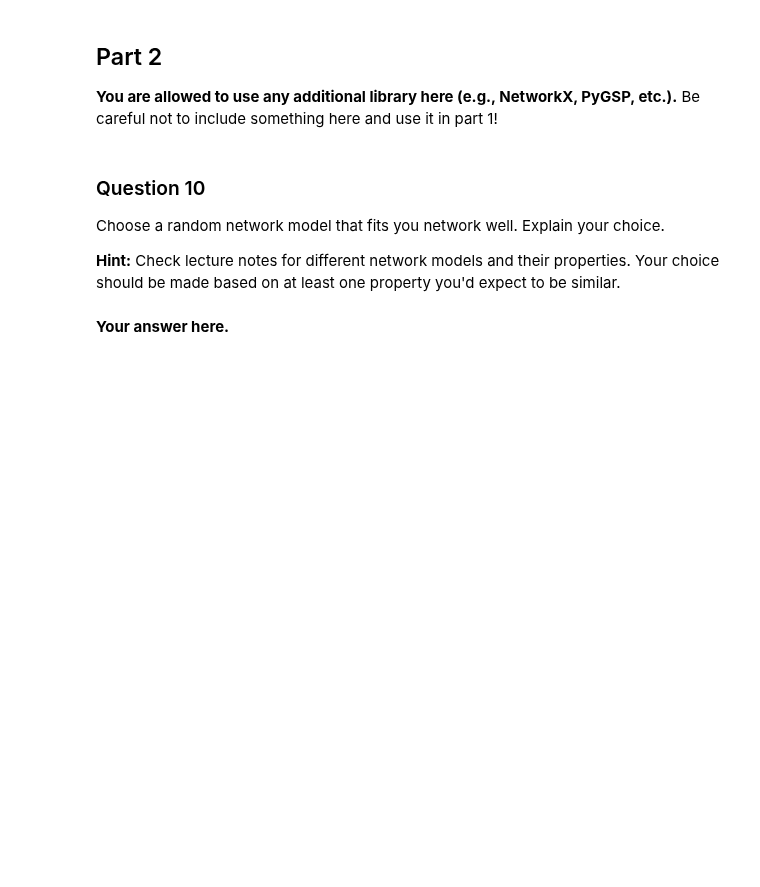
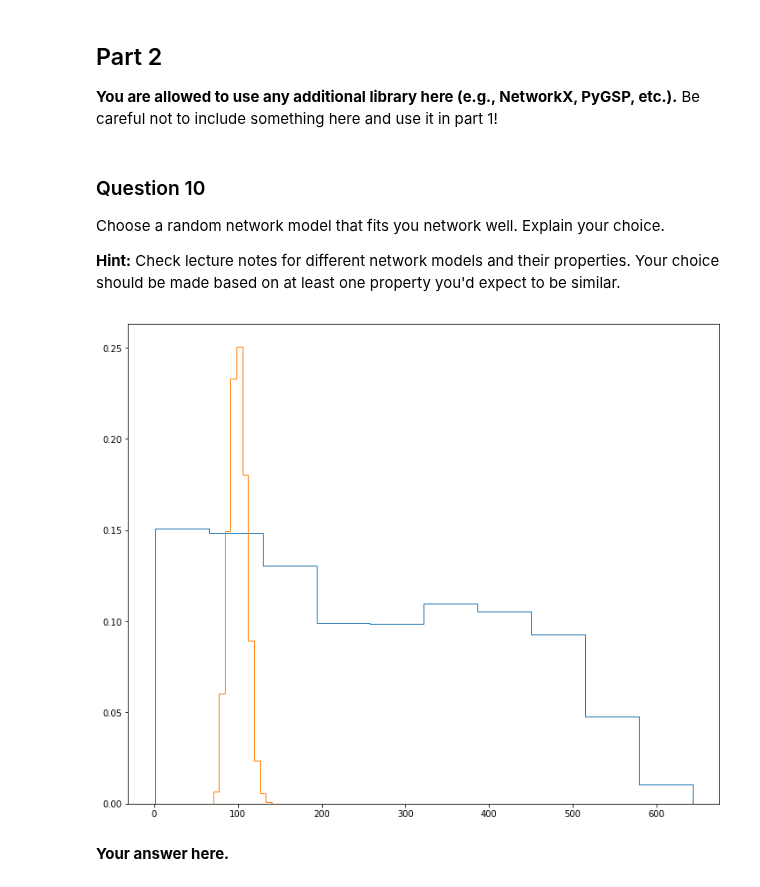
Before and after one commit to TTimTT/NTDS_Project, a Jupyter notebook: milestones_2/joachim_network_models.ipynb, the cells around one changed output. Cells and saved outputs as stored; diff of their text form; code cells hidden in the pictures; blank space fills up the shorter version.

```diff
--- a/milestones_2/joachim_network_models.ipynb
+++ b/milestones_2/joachim_network_models.ipynb
@@ -347,6 +318,17 @@ Imagine you got equal degree distributions. Would that guarantee you got the sam
 Choose a random network model that fits you network well. Explain your choice.
 
 **Hint:** Check lecture notes for different network models and their properties. Your choice should be made based on at least one property you'd expect to be similar.
+# %%
+plt.rcParams['figure.figsize'] = [12, 10]
+weights = np.ones_like(sum(np.ceil(adjacency_con))) / float(n_nodes)
+plt.hist(sum(np.ceil(adjacency_con)), weights=weights,histtype='step')
+
+s = np.random.standard_gamma(100,1988)
+weights = np.ones_like(s) / float(1988)
+plt.hist(s,10, weights=weights,histtype='step')
+plt.show()
+# %% [output]
+[figure, added]
 # %% [markdown]
 **Your answer here.**
 # %% [markdown]
```
Also changed, not shown: parts of 16 cells of this notebook.
